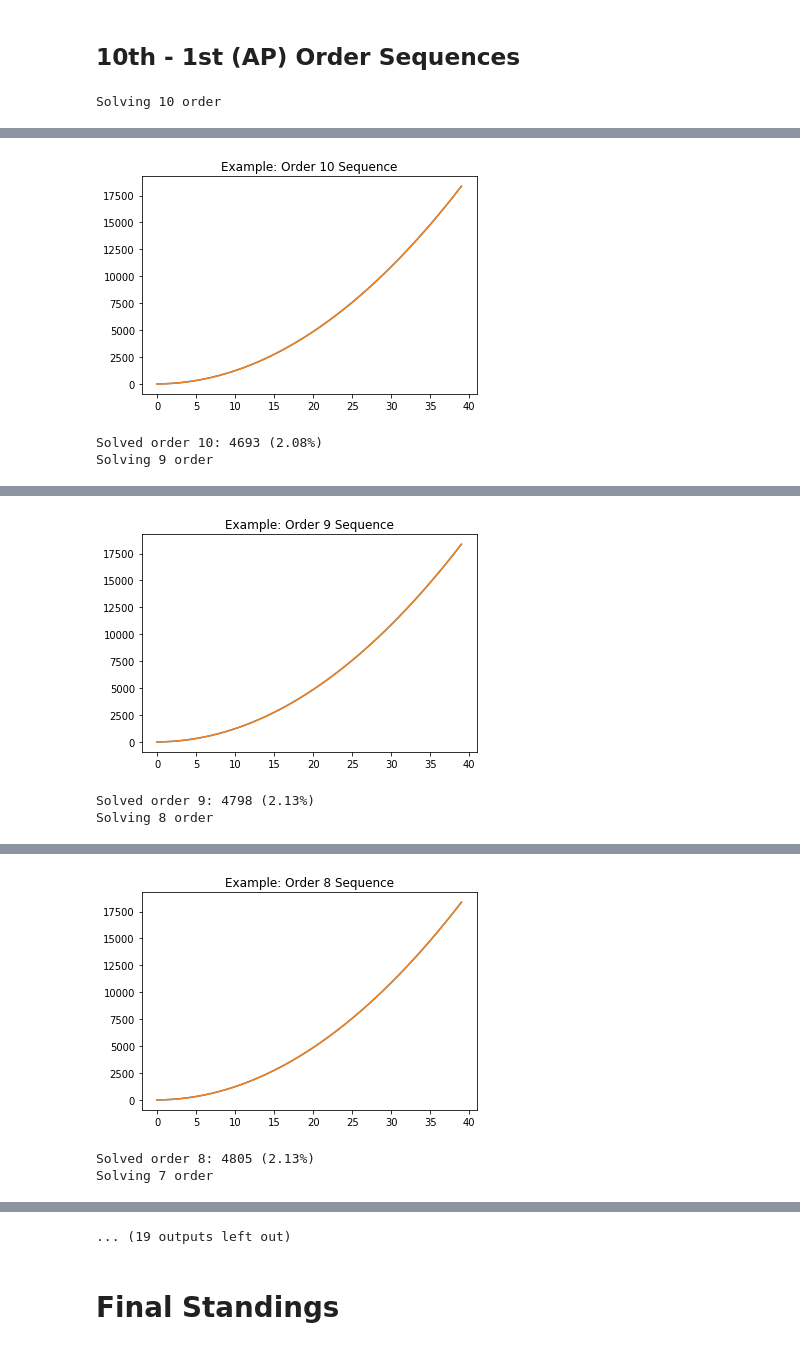
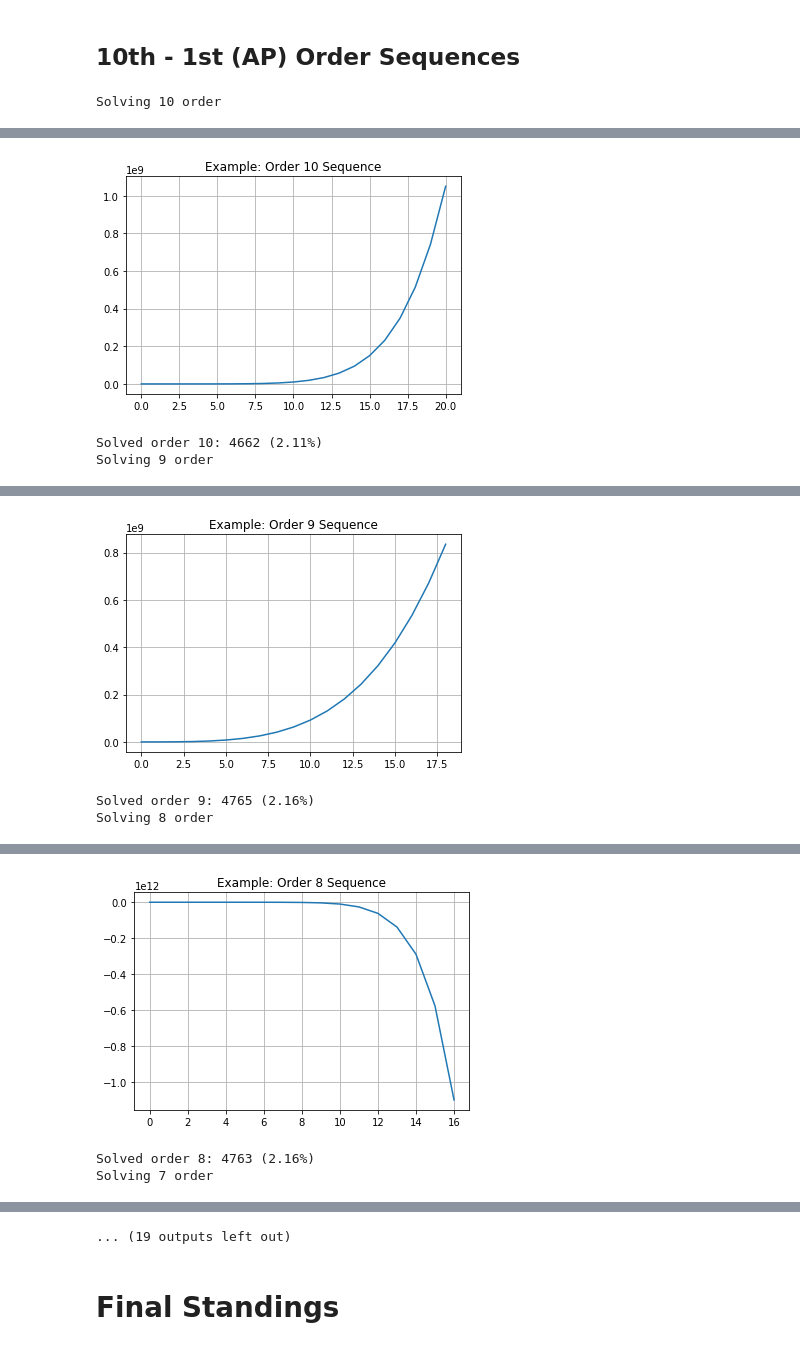
Before and after one commit to Ritvik19/Integer-Sequence-Learning, a Jupyter notebook: 02 Polynomial Sequences.ipynb, the cells around one changed output, grey strips where cells are left out. Cells and saved outputs as stored; diff of their text form; code cells hidden in the pictures.

Commit message:
Polynomial Sequence

```diff
--- a/02 Polynomial Sequences.ipynb
+++ b/02 Polynomial Sequences.ipynb
@@ -18,3 +13,5 @@ data['Sequence'] = data['Sequence'].progress_apply(eval)
+# %%
+data = json.load(open('data.json'))
 # %%
 solutions = pd.read_csv('Solutions.csv')
 # %% [markdown]
@@ -26,35 +23,35 @@ from sequences.polynomial_sequences import *
 # %%
 for order in range(10, 0, -1):
     print(f'Solving {order} order')
     count = 0
     solutions[f'p{order}'] = 0
-    for i in trange(len(data['Sequence'])):
-        seq = data['Sequence'][i]
+    for i in trange(len(data)):
+        seq = data[i]
         coeff = checkPolynomial(seq,order)
         if coeff:
             count += 1
             solutions.loc[i, 'Solved'] = 1
             solutions.loc[i, f'p{order}'] = 1
             if count == 1:
                 fig, ax = plt.subplots()
                 ax.plot(seq)
-                plt.plot(seq)
+                ax.grid()
                 ax.set_title(f'Example: Order {order} Sequence')
                 plt.show()
 
     print(f'Solved order {order}: {count} ({round((count*100)/len(data),2)}%)')
 # %% [output]
 Solving 10 order
 [interactive output not drawn]
-[figure, old version]
+[figure, new version]
-Solved order 10: 4693 (2.08%)
+Solved order 10: 4662 (2.11%)
 Solving 9 order
 [interactive output not drawn]
-[figure, old version]
+[figure, new version]
-Solved order 9: 4798 (2.13%)
+Solved order 9: 4765 (2.16%)
 Solving 8 order
 [interactive output not drawn]
-[figure, old version]
+[figure, new version]
-Solved order 8: 4805 (2.13%)
+Solved order 8: 4763 (2.16%)
 Solving 7 order
 [interactive output not drawn]
```
Also changed, not shown: parts of 6 cells of this notebook, 1 other file.
